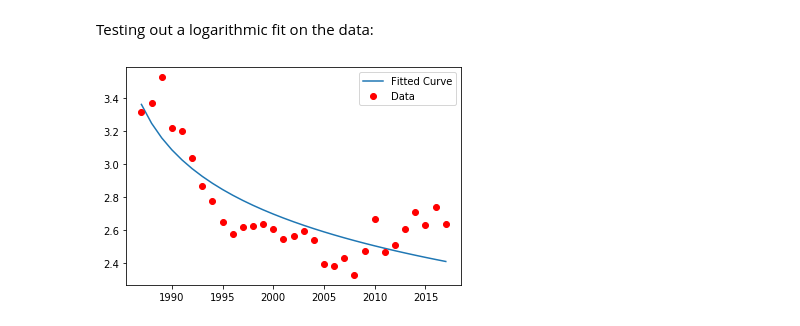
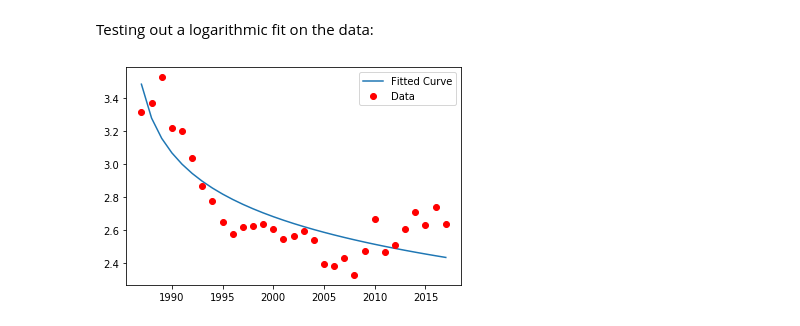
Before and after one commit to sysani/save-the-bees, a Jupyter notebook: plot.ipynb, the cells around one changed output. Cells and saved outputs as stored; diff of their text form; code cells hidden in the pictures.

```diff
--- a/plot.ipynb
+++ b/plot.ipynb
@@ -119,12 +142,12 @@ Testing out a logarithmic fit on the data:
 # %%
 def logfit(x, a, b, c):
     return a * np.log(x-b) + c
 
-popt, pcov = curve_fit(logfit, x, y, bounds=([-0.5, 1, -0.5],[1,1984,4]))
+popt, pcov = curve_fit(logfit, x, y, bounds=([-0.5, 1, -0.5],[1,1987,4]))
 plt.plot(x, logfit(x, *popt), label="Fitted Curve")
 
 plt.plot(x, y, 'ro', label="Data")
 plt.legend(loc='upper right')
 plt.show()
 # %% [output]
-[figure, old version]
+[figure, new version]
```
Also changed, not shown: parts of 3 cells of this notebook.
